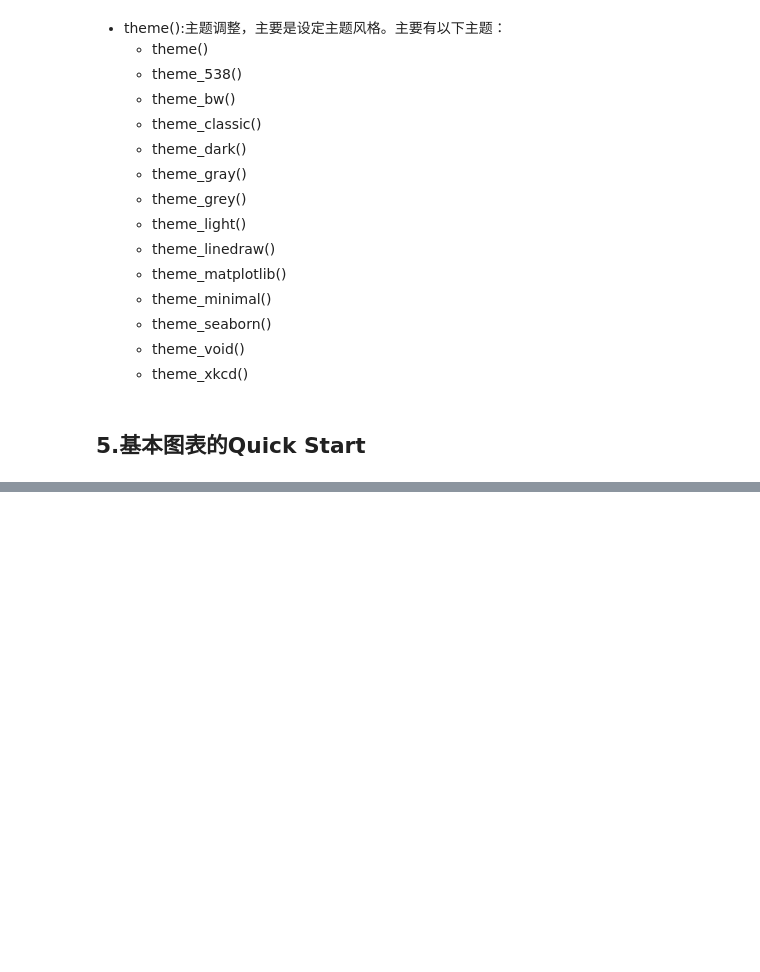
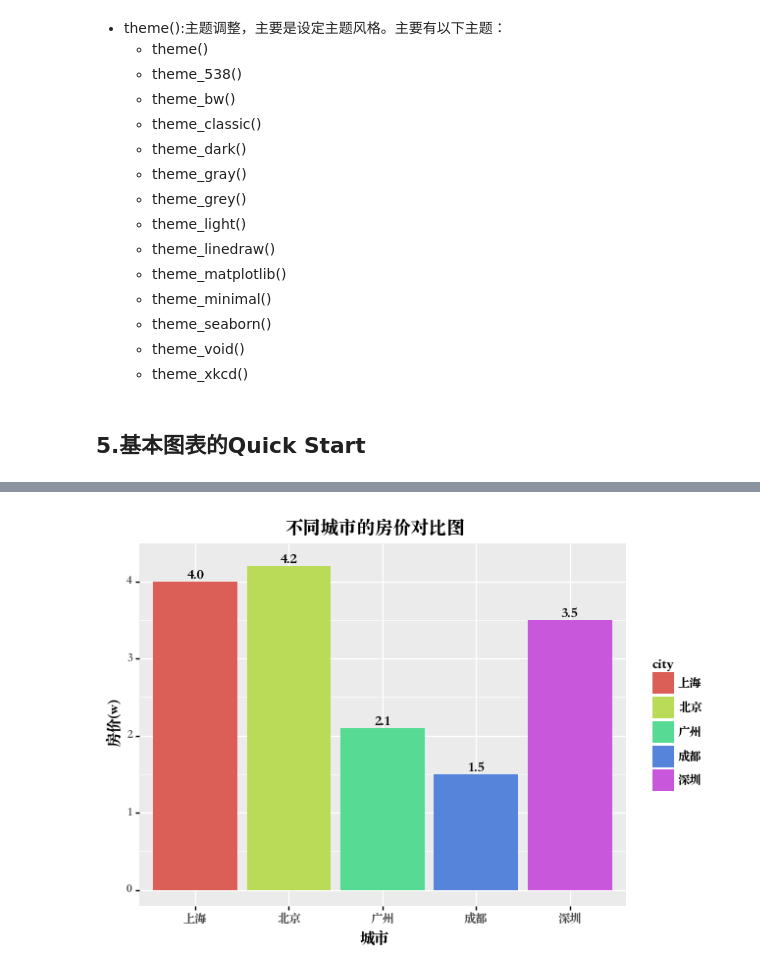
Before and after one commit to Git-Model/Modeling-Universe, a Jupyter notebook: Data-Story/统计分析之数据可视化/数据可视化之plotnine.ipynb, the cells around one changed output, grey strips where cells are left out. Saved outputs shown, nothing was run; the diff lists cells and outputs as text; code cells hidden in the pictures; blank space fills up the shorter version.

```diff
--- a/Data-Story/统计分析之数据可视化/数据可视化之plotnine.ipynb
+++ b/Data-Story/统计分析之数据可视化/数据可视化之plotnine.ipynb
@@ -1360,0 +1425,14 @@ print(p1)   # 展示p1图像
+# %%
+## Plotnine绘制单系列柱状图：不同城市的房价对比
+data = pd.DataFrame({'city':['深圳', '上海', '北京', '广州', '成都'], 'house_price(w)':[3.5, 4.0, 4.2, 2.1, 1.5]})
+
+p_single_bar = (
+    ggplot(data, aes(x='city', y='house_price(w)', fill='city', label='house_price(w)'))+
+    geom_bar(stat='identity')+
+    labs(x="城市", y="房价(w)", title="不同城市的房价对比图")+
+    geom_text(nudge_y=0.08)+
+    theme(text = element_text(family = "Songti SC"))
+)
+print(p_single_bar)
+# %% [output]
+[figure, added]
```
Also changed, not shown: parts of 20 cells of this notebook.
